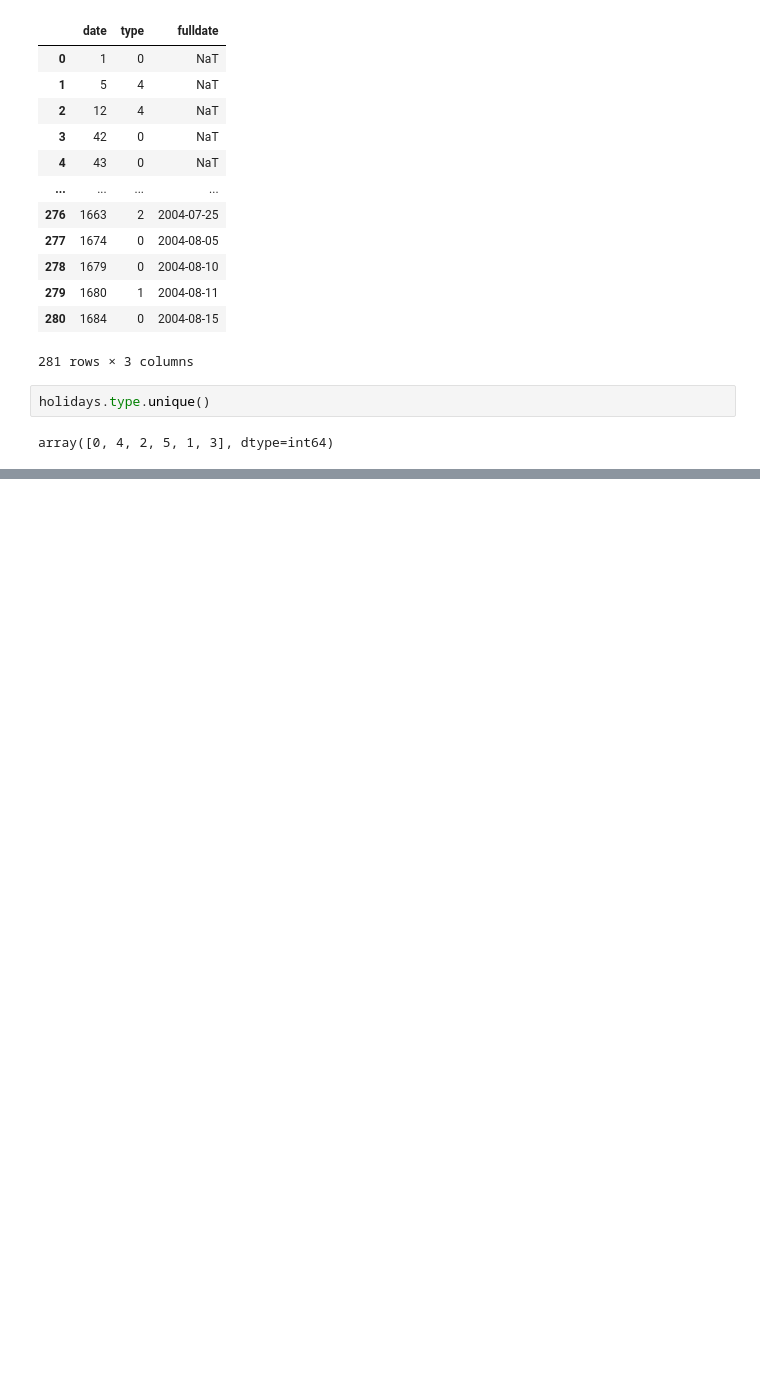
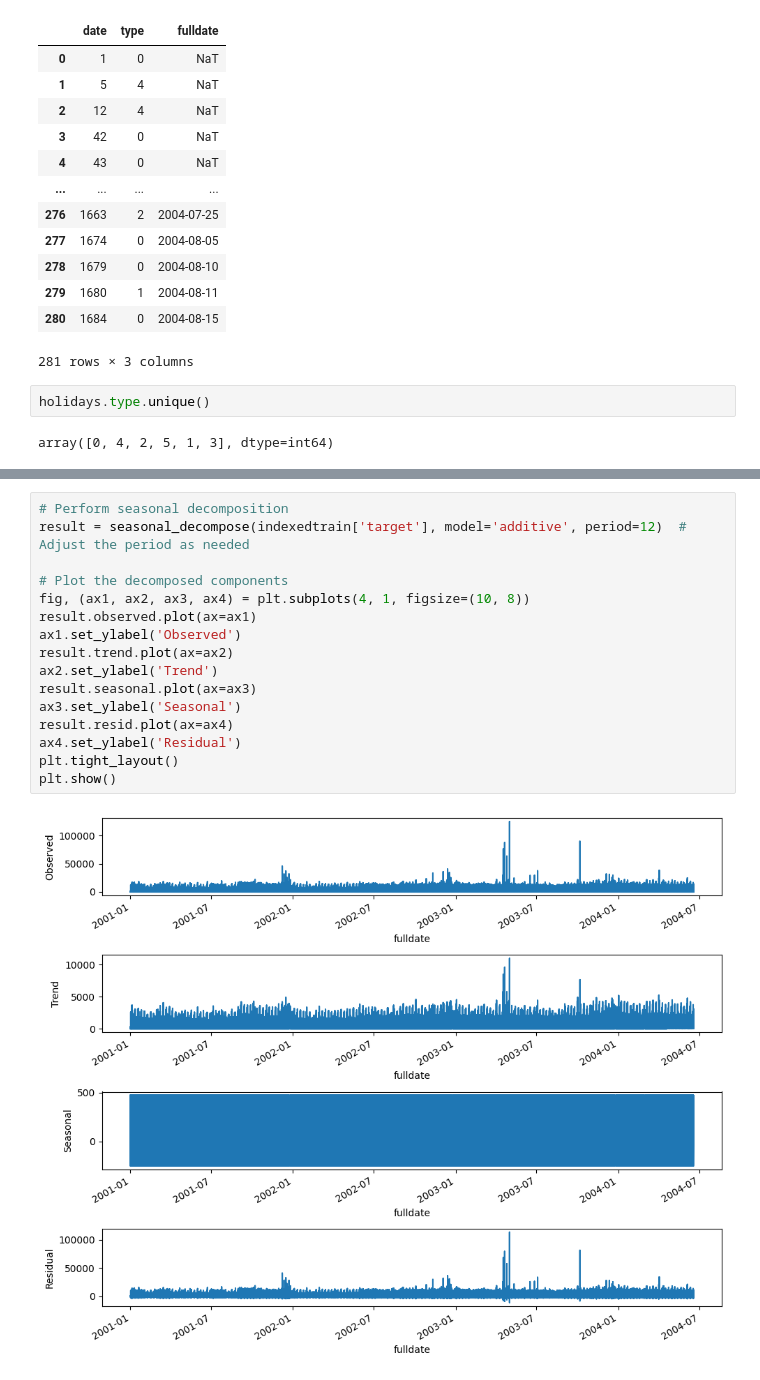
Before and after one commit to Gilbert-B/Forecasting-Sales, a Jupyter notebook: notebook/Sales_Forecast.ipynb, the cells around one changed output, grey strips where cells are left out. Saved outputs shown, nothing was run; the diff lists cells and outputs as text; blank space fills up the shorter version.

```diff
--- a/notebook/Sales_Forecast.ipynb
+++ b/notebook/Sales_Forecast.ipynb
@@ -641,0 +662,18 @@ plt.title("International Airline Passenger")
+# %%
+# Perform seasonal decomposition
+result = seasonal_decompose(indexedtrain['target'], model='additive', period=12)  # Adjust the period as needed
+
+# Plot the decomposed components
+fig, (ax1, ax2, ax3, ax4) = plt.subplots(4, 1, figsize=(10, 8))
+result.observed.plot(ax=ax1)
+ax1.set_ylabel('Observed')
+result.trend.plot(ax=ax2)
+ax2.set_ylabel('Trend')
+result.seasonal.plot(ax=ax3)
+ax3.set_ylabel('Seasonal')
+result.resid.plot(ax=ax4)
+ax4.set_ylabel('Residual')
+plt.tight_layout()
+plt.show()
+# %% [output]
+[figure, added]
```
Also changed, not shown: parts of 11 cells of this notebook.
